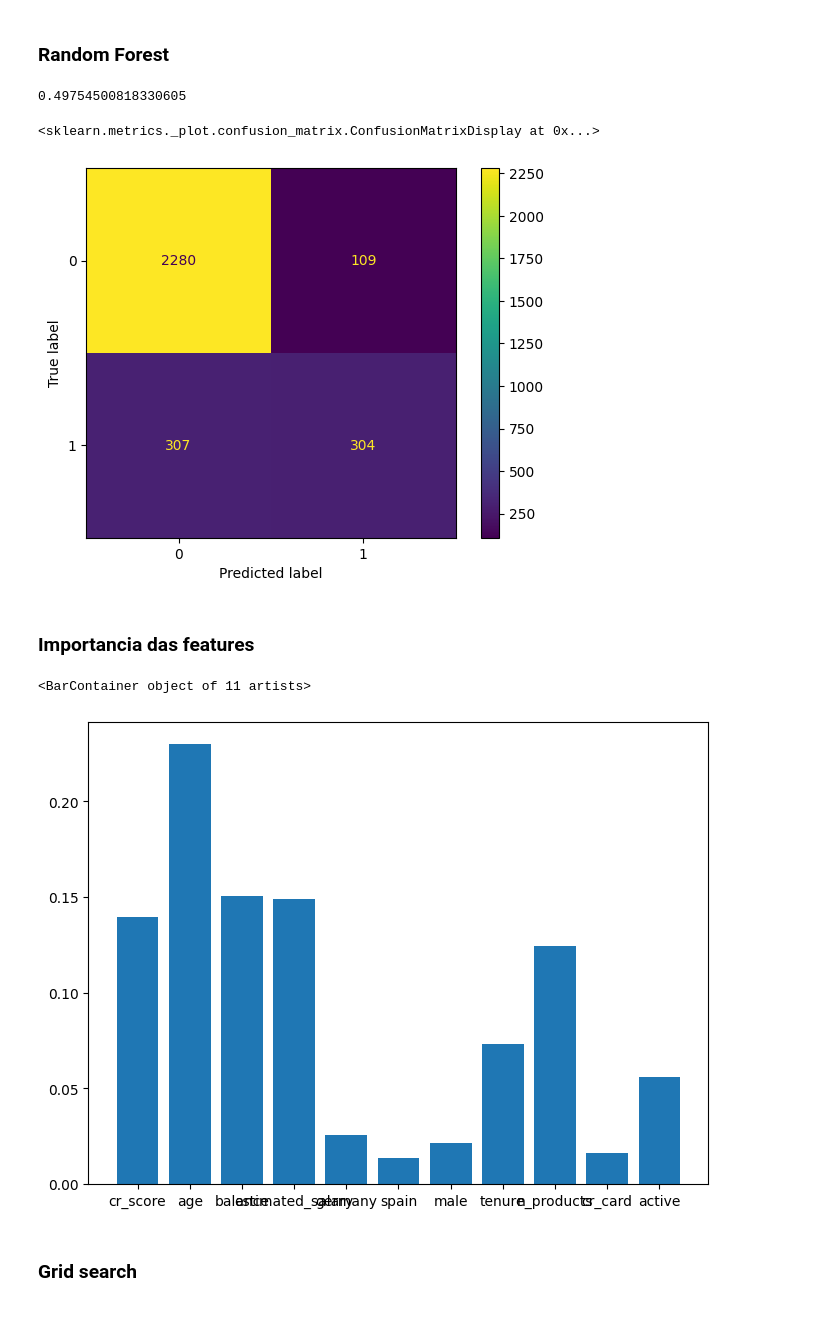
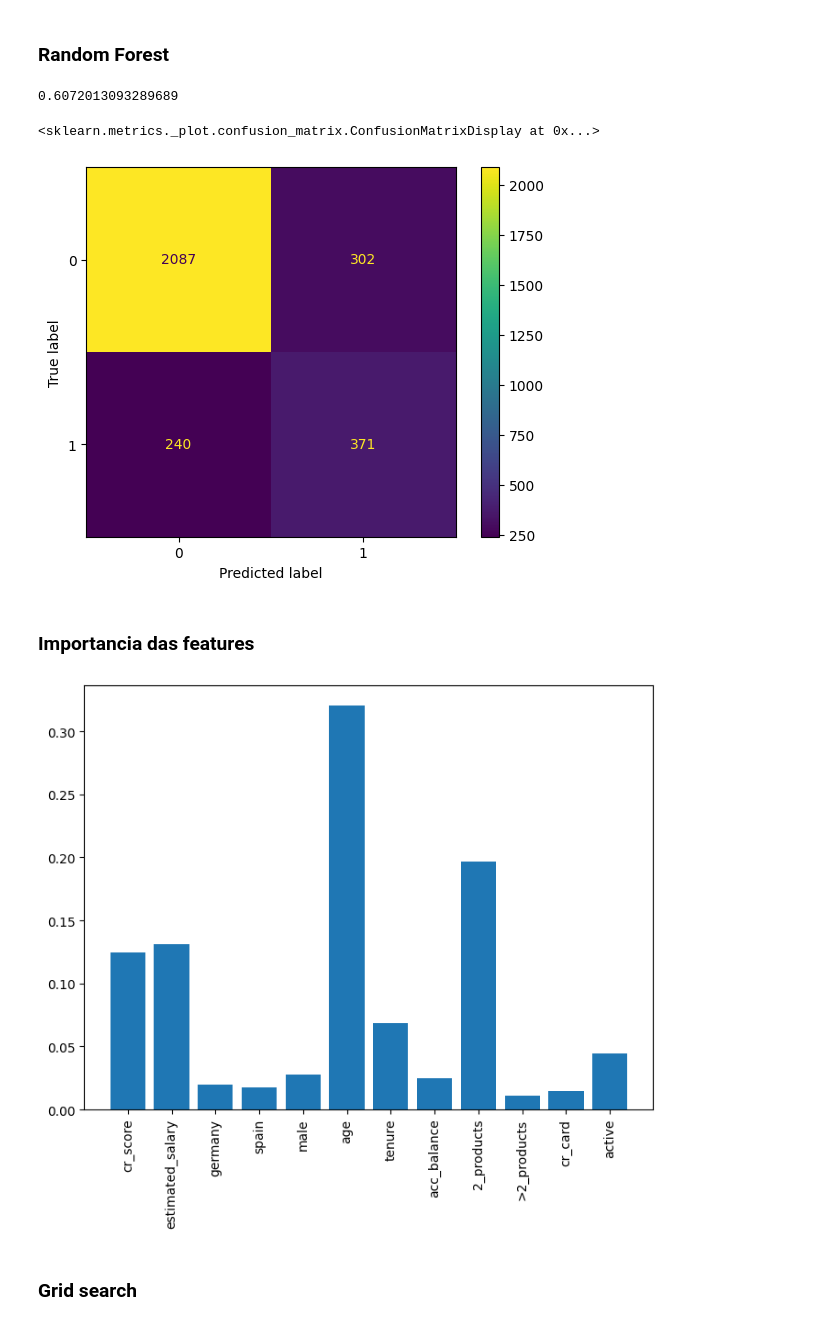
Before and after one commit to castroavila/machine_learning_i, a Jupyter notebook: projeto_aplicado.ipynb, the cells around one changed output. Saved outputs shown, nothing was run; the diff lists cells and outputs as text; code cells hidden in the pictures.

```diff
--- a/projeto_aplicado.ipynb
+++ b/projeto_aplicado.ipynb
@@ -172,0 +169,24 @@ novos_dados.head()
+# %%
+#Categorização do número de produtos
+
+conditions = [(dados.n_products==1), (dados.n_products==2), (dados.n_products>2)]
+values = ['1 produto', '2 produtos', '> 2 produtos']
+dados['products'] = np.select(conditions, values)
+dados.drop(columns='n_products', inplace=True)
+# %%
+#Codificação de features categóricas em preparação para os modelos
+
+df_dummies = pd.get_dummies(dados[['country', 'gender', 'products']], drop_first=True)
+rename_dummies = {
+    'country_Germany' : 'germany',
+    'country_Spain': 'spain',
+    'gender_Male': 'male',
+    'products_2 produtos': '2_products',
+    'products_> 2 produtos': '>2_products'
+}
+
+df_dummies = df_dummies.rename(columns=rename_dummies)
+
+novos_dados = pd.concat([dados, df_dummies], axis=1).drop(columns=['country', 'gender', 'products'])
+novos_dados = novos_dados[['cr_score','germany', 'spain', 'male', 'age', 'tenure', 'acc_balance', '2_products', '>2_products', 'cr_card', 'active', 'estimated_salary', 'exited']]
+novos_dados.head()
@@ -179,19 +206,23 @@ cols = X.columns.to_list()
 
 X_train, X_test, y_train, y_test = train_test_split(X, y, test_size=0.3, stratify=y, random_state=69)
 
-scale_cols = ['cr_score', 'age', 'balance', 'estimated_salary']
+scale_cols = ['cr_score', 'estimated_salary']
 cat_cols = [col for col in cols if col not in scale_cols]
 
 scaler = StandardScaler()
 
 X_train_scaled = scaler.fit_transform(X_train[scale_cols])
-X_test_scaled = scaler.fit_transform(X_test[scale_cols])
+X_test_scaled = scaler.transform(X_test[scale_cols])
 
 X_train_df = pd.DataFrame(X_train_scaled, columns=scale_cols)
 X_train_df = pd.concat([X_train_df, X_train[cat_cols].reset_index(drop=True)], axis=1)
 
 X_test_df = pd.DataFrame(X_test_scaled, columns=scale_cols)
 X_test_df = pd.concat([X_test_df, X_test[cat_cols].reset_index(drop=True)], axis=1)
+
+ov = SMOTE(random_state=42)
+
+X_train_ov, y_train_ov = ov.fit_resample(X_train_df, y_train)
 # %% [markdown]
 # Modelos
 # %% [markdown]
@@ -201,30 +232,30 @@ X_test_df = pd.concat([X_test_df, X_test[cat_cols].reset_index(drop=True)], axis
 colunas_rem =  ['germany', 'spain', 'male', 'cr_card']
 #X_train_new = X_train_df.drop(columns=colunas_rem)
 #X_test_new = X_test_df.drop(columns=colunas_rem)
-X_train_new = X_train_df.copy()
+X_train_new = X_train_ov.copy()
 X_test_new = X_test_df.copy()
 rf = RandomForestClassifier(n_estimators=1000, max_features=0.8,random_state=42)
-rf.fit(X_train_new, y_train)
-predict = rf.predict(X_test_new)
+rf.fit(X_train_ov, y_train_ov)
+predict = rf.predict(X_test_df)
 recall = recall_score(y_test, predict)
 print(recall)
 # %% [output]
-0.49754500818330605
+0.6072013093289689
 # %%
-plot_confusion_matrix(rf, X_test_new, y_test)
+plot_confusion_matrix(rf, X_test_df, y_test)
 # %% [output]
 <sklearn.metrics._plot.confusion_matrix.ConfusionMatrixDisplay at 0x...>
-[figure, old version]
+[figure, new version]
 # %% [markdown]
 ### Importancia das features
 # %%
 fig_impor, ax_impor  = plt.subplots(figsize=(8,6))
-colunas = X_train_new.columns.to_list()
+colunas = X_test_df.columns.to_list()
 import_feat = rf.feature_importances_
 ax_impor.bar(colunas, import_feat)
+ax_impor.tick_params(axis='x', labelrotation=90)
 # %% [output]
-<BarContainer object of 11 artists>
-[figure, old version]
+[figure, new version]
 # %% [markdown]
 ### Grid search
 # %%
```
Also changed, not shown: parts of 7 cells of this notebook.
